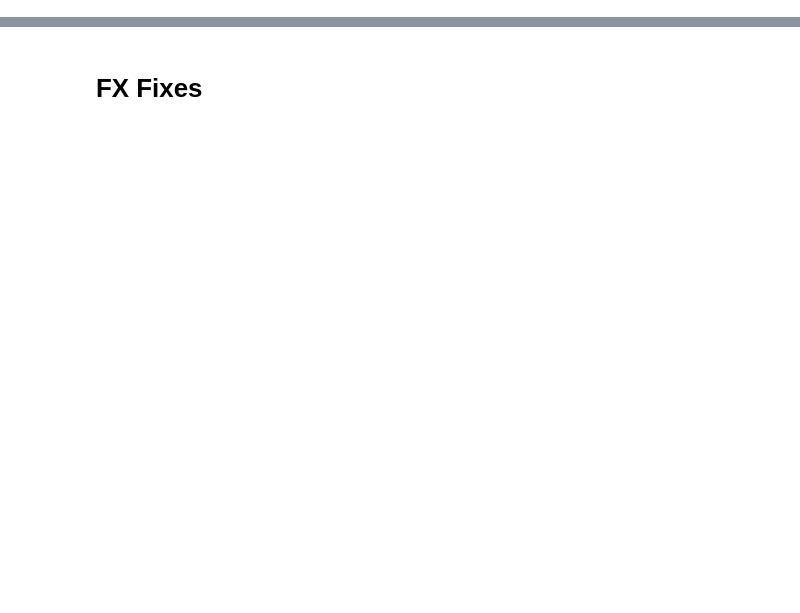
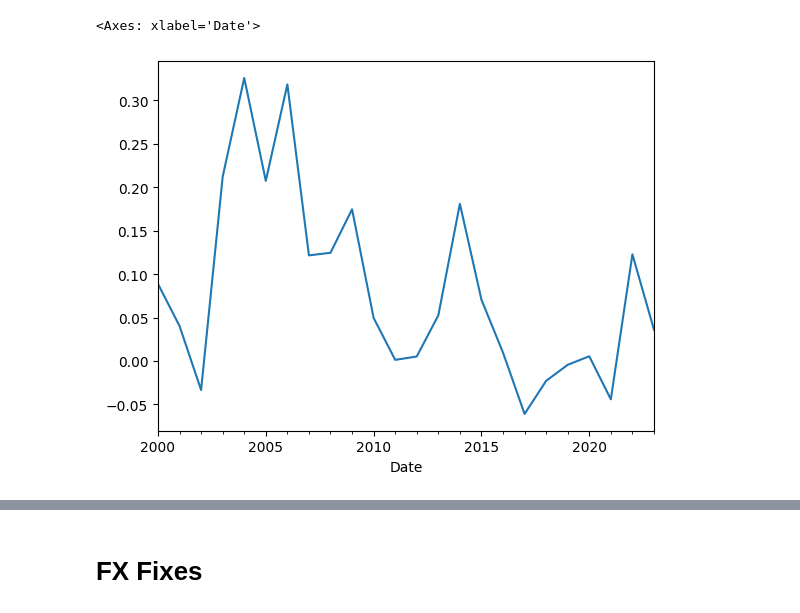
Before and after one commit to franceschiniandrea/bsic_systematic_fx, a Jupyter notebook: src/tests.ipynb, the cells around one changed output, grey strips where cells are left out. Saved outputs shown, nothing was run; the diff lists cells and outputs as text; code cells hidden in the pictures; blank space fills up the shorter version.

```diff
--- a/src/tests.ipynb
+++ b/src/tests.ipynb
@@ -3,0 +9,7 @@ import pandas as pd
+# %%
+fx_lon_fix, fx_ny_fix, swaps_lon_fix, swaps_ny_fix = load_data(data_dir='../data')
+backtest = Backtest(
+    fx_lon_fix, fx_ny_fix, swaps_lon_fix, swaps_ny_fix, ma_window=2, logging_level=1
+)
+# %%
+backtest.run()
@@ -3,0 +34,19 @@ import pandas as pd
+# %%
+d_pnl = backtest.pnl["total"].cumsum().pct_change()
+
+y_pnl = backtest.pnl["total"].cumsum().pct_change(freq="Y")
+y_pnl = y_pnl[~y_pnl.isna()]
+
+y_std = d_pnl.rolling(252).std()
+y_std = y_std[~y_std.isna()]
+y_std = y_std.reindex(y_pnl.index)
+
+returns = backtest.pnl["total"].cumsum().pct_change()
+
+mean_ret = returns.rolling(252).mean()
+std = returns.rolling(252).std()
+
+backtest.pnl['total'].resample('Y').apply(lambda x: x.mean() / x.std()).plot()
+# %% [output]
+<Axes: xlabel='Date'>
+[figure, added]
```
Also changed, not shown: parts of 4 cells of this notebook.
